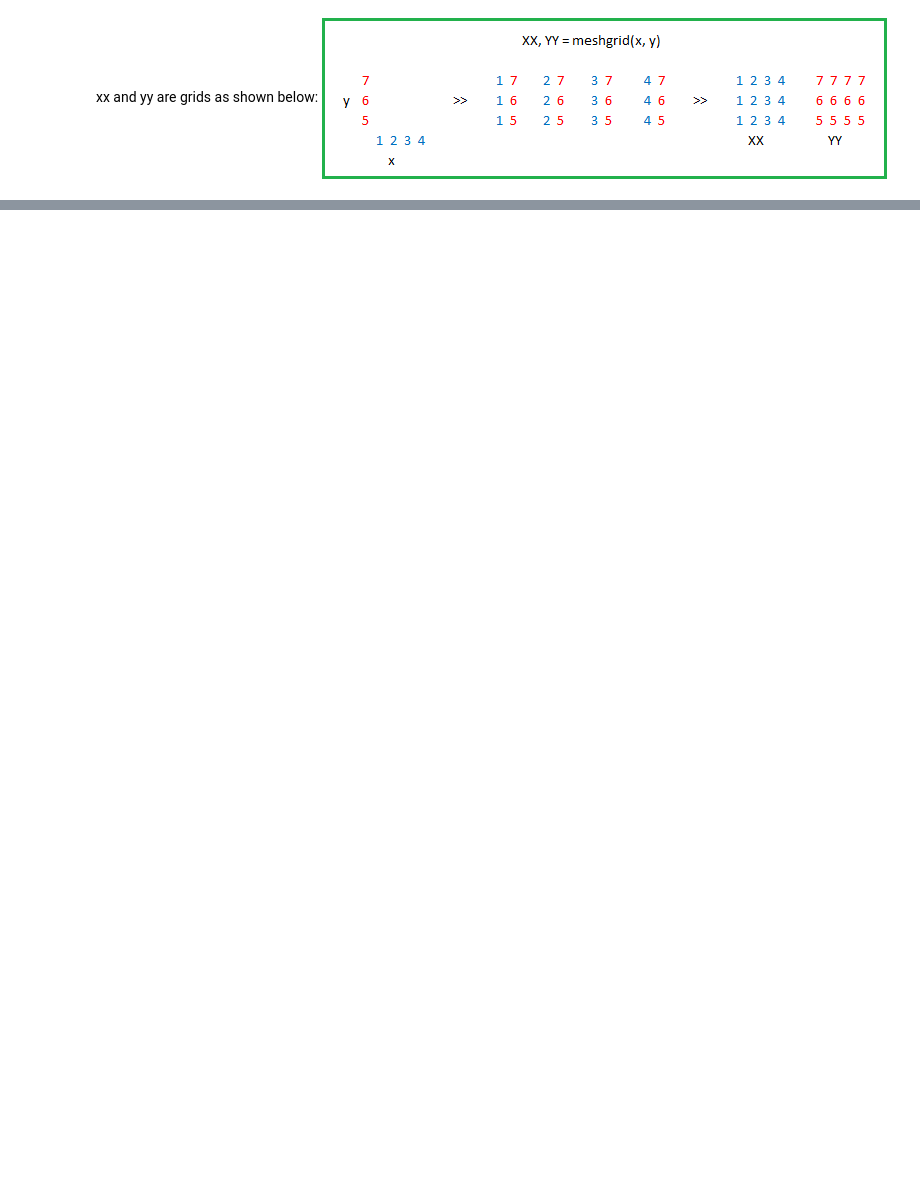
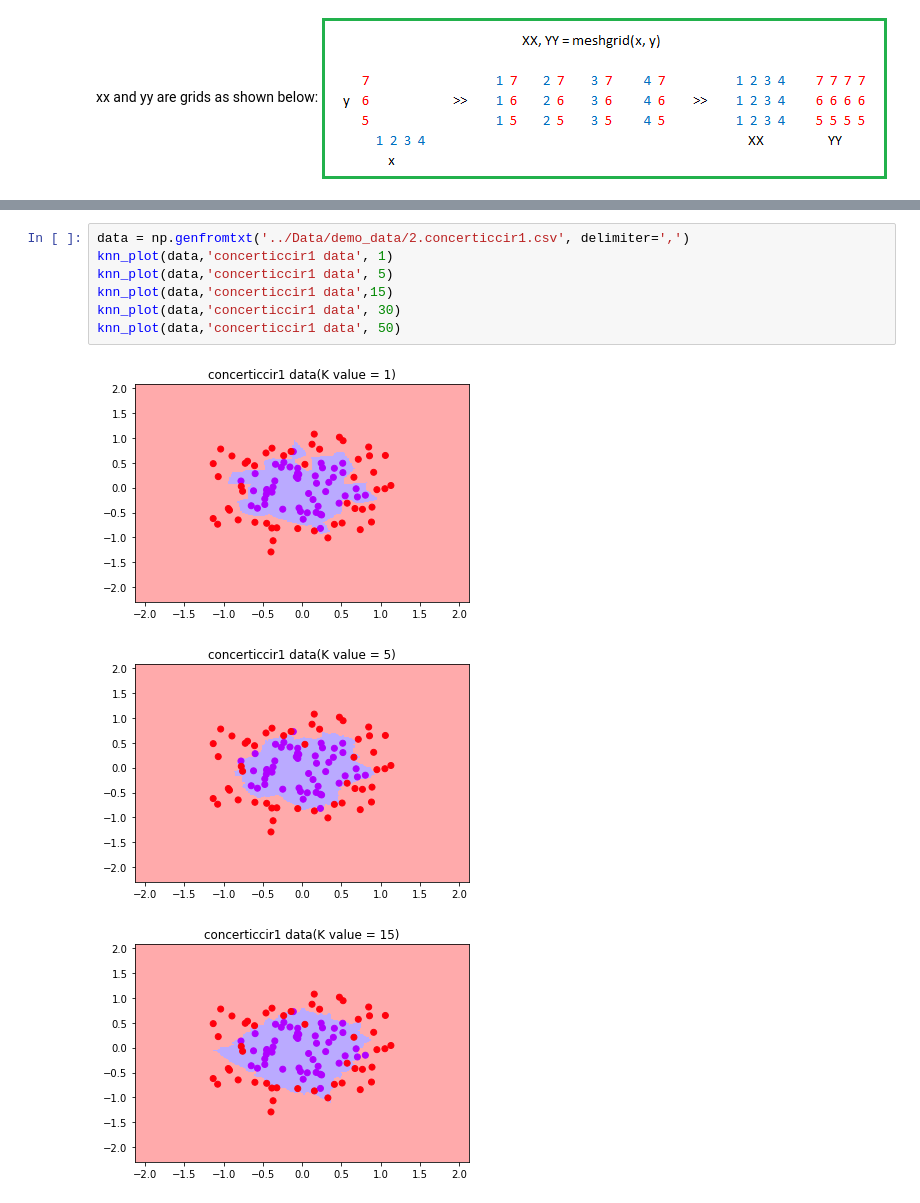
Before and after one commit to iamsims/PracticalAI, a Jupyter notebook: Notebooks/KNN.ipynb, the cells around one changed output, grey strips where cells are left out. Saved outputs shown, nothing was run; the diff lists cells and outputs as text; blank space fills up the shorter version.

```diff
--- a/Notebooks/KNN.ipynb
+++ b/Notebooks/KNN.ipynb
@@ -57,0 +70,11 @@ knn_plot(data, 50)
+# %%
+data = np.genfromtxt('../Data/demo_data/2.concerticcir1.csv', delimiter=',')
+knn_plot(data,'concerticcir1 data', 1)
+knn_plot(data,'concerticcir1 data', 5)
+knn_plot(data,'concerticcir1 data',15)
+knn_plot(data,'concerticcir1 data', 30)
+knn_plot(data,'concerticcir1 data', 50)
+# %% [output]
+[figure, added]
+[figure, added]
+[figure, added]
```
Also changed, not shown: parts of 11 cells of this notebook, 8 other files.
